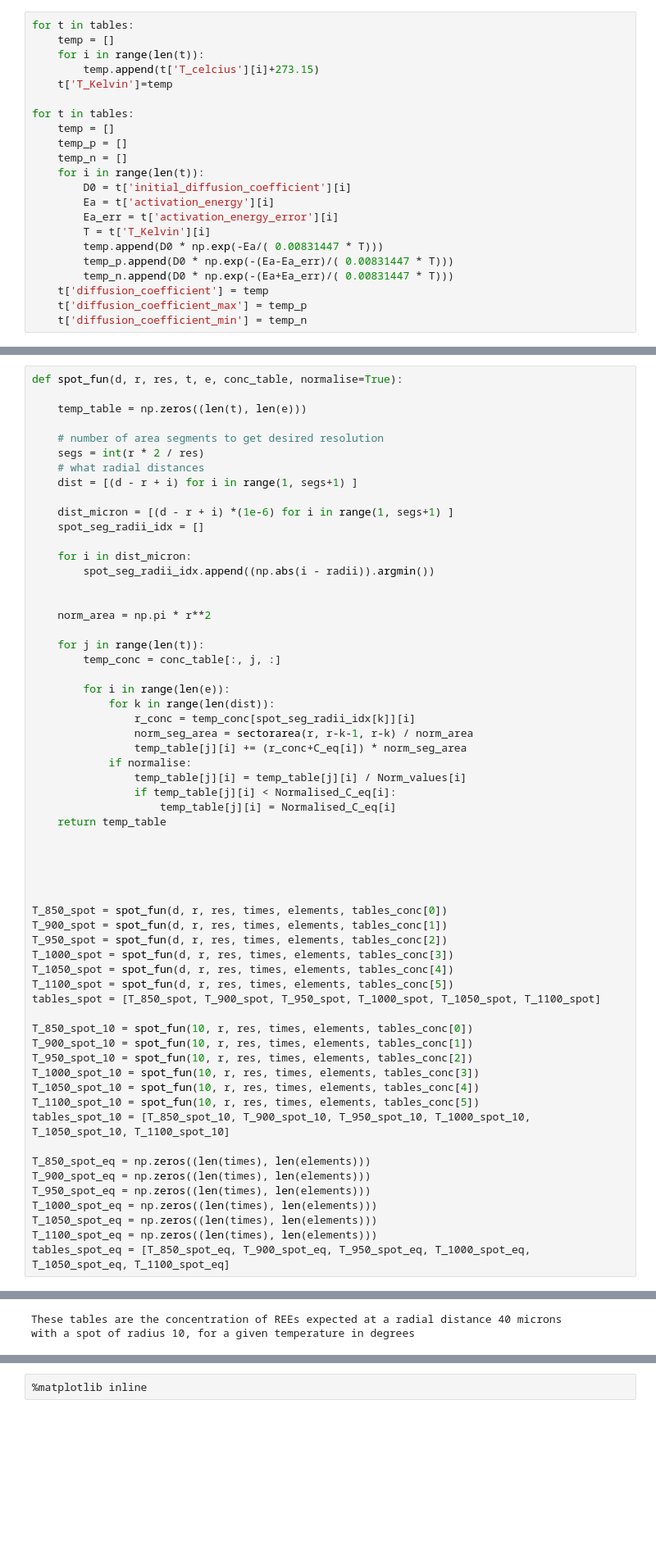
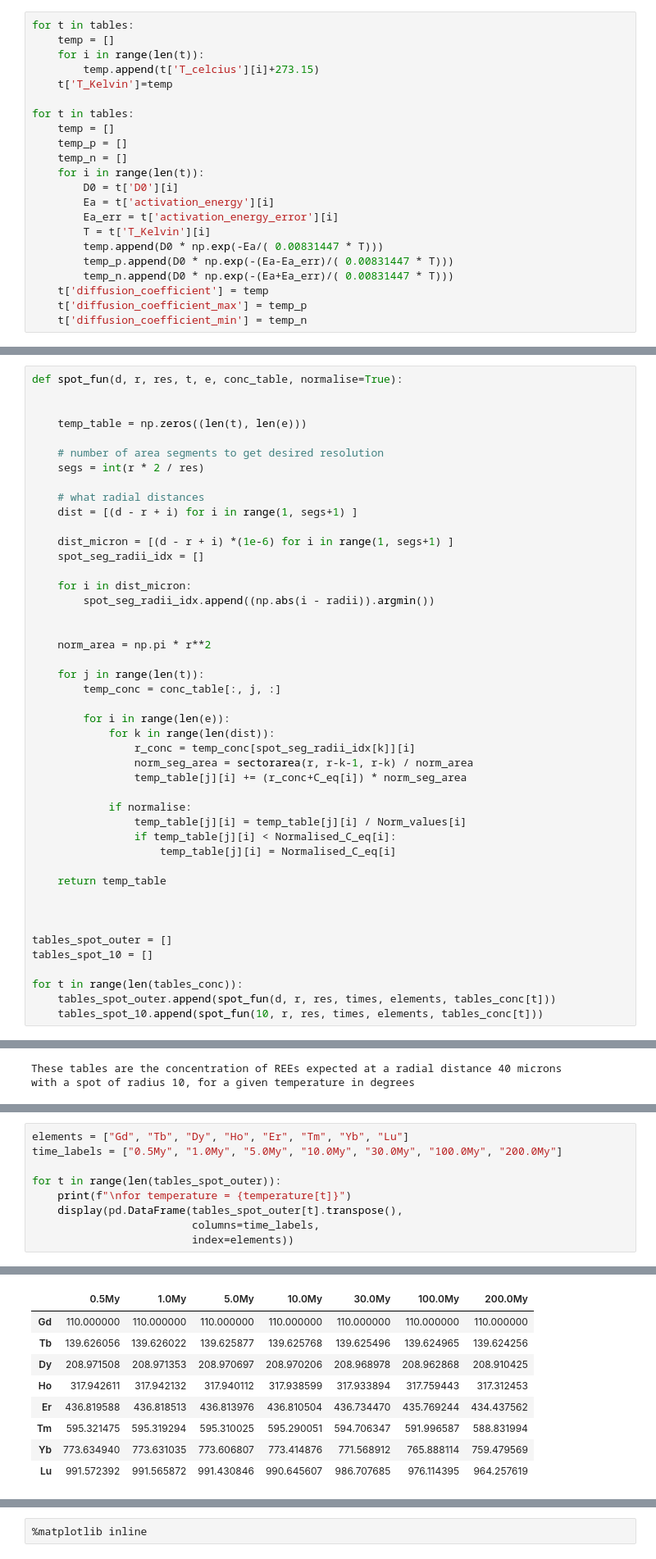
Before and after one commit to es1208/REE_concentrations_in_zircon, a Jupyter notebook: Jupyter_noptebook.ipynb, the cells around one changed output, grey strips where cells are left out. Shown: that part at 82% size. Drawn from its saved outputs; the diff is of its cells as text; blank space fills up the shorter version.

```diff
--- a/Jupyter_noptebook.ipynb
+++ b/Jupyter_noptebook.ipynb
@@ -189,7 +137,7 @@ for t in tables:
     temp_p = []
     temp_n = []
     for i in range(len(t)):
-        D0 = t['initial_diffusion_coefficient'][i]
+        D0 = t['D0'][i]
         Ea = t['activation_energy'][i]
         Ea_err = t['activation_energy_error'][i]
         T = t['T_Kelvin'][i]
@@ -314,11 +230,13 @@ r = 10
 res = 1
 # %%
 def spot_fun(d, r, res, t, e, conc_table, normalise=True):
+
 
     temp_table = np.zeros((len(t), len(e)))
 
     # number of area segments to get desired resolution
     segs = int(r * 2 / res)
+
     # what radial distances
     dist = [(d - r + i) for i in range(1, segs+1) ]
 
@@ -339,36 +257,19 @@ def spot_fun(d, r, res, t, e, conc_table, normalise=True):
                 r_conc = temp_conc[spot_seg_radii_idx[k]][i]
                 norm_seg_area = sectorarea(r, r-k-1, r-k) / norm_area
                 temp_table[j][i] += (r_conc+C_eq[i]) * norm_seg_area
+
             if normalise:
                 temp_table[j][i] = temp_table[j][i] / Norm_values[i]
                 if temp_table[j][i] < Normalised_C_eq[i]:
                     temp_table[j][i] = Normalised_C_eq[i]
+
     return temp_table
 
 
 
+tables_spot_outer = []
+tables_spot_10 = []
 
-
-T_850_spot = spot_fun(d, r, res, times, elements, tables_conc[0])
-T_900_spot = spot_fun(d, r, res, times, elements, tables_conc[1])
-T_950_spot = spot_fun(d, r, res, times, elements, tables_conc[2])
-T_1000_spot = spot_fun(d, r, res, times, elements, tables_conc[3])
-T_1050_spot = spot_fun(d, r, res, times, elements, tables_conc[4])
-T_1100_spot = spot_fun(d, r, res, times, elements, tables_conc[5])
-tables_spot = [T_850_spot, T_900_spot, T_950_spot, T_1000_spot, T_1050_spot, T_1100_spot]
-
-T_850_spot_10 = spot_fun(10, r, res, times, elements, tables_conc[0])
-T_900_spot_10 = spot_fun(10, r, res, times, elements, tables_conc[1])
-T_950_spot_10 = spot_fun(10, r, res, times, elements, tables_conc[2])
-T_1000_spot_10 = spot_fun(10, r, res, times, elements, tables_conc[3])
-T_1050_spot_10 = spot_fun(10, r, res, times, elements, tables_conc[4])
-T_1100_spot_10 = spot_fun(10, r, res, times, elements, tables_conc[5])
-tables_spot_10 = [T_850_spot_10, T_900_spot_10, T_950_spot_10, T_1000_spot_10, T_1050_spot_10, T_1100_spot_10]
-
-T_850_spot_eq = np.zeros((len(times), len(elements)))
-T_900_spot_eq = np.zeros((len(times), len(elements)))
-T_950_spot_eq = np.zeros((len(times), len(elements)))
-T_1000_spot_eq = np.zeros((len(times), len(elements)))
-T_1050_spot_eq = np.zeros((len(times), len(elements)))
-T_1100_spot_eq = np.zeros((len(times), len(elements)))
-tables_spot_eq = [T_850_spot_eq, T_900_spot_eq, T_950_spot_eq, T_1000_spot_eq, T_1050_spot_eq, T_1100_spot_eq]
+for t in range(len(tables_conc)):
+    tables_spot_outer.append(spot_fun(d, r, res, times, elements, tables_conc[t]))
+    tables_spot_10.append(spot_fun(10, r, res, times, elements, tables_conc[t]))
@@ -488,0 +284,10 @@ for temperature = 1100
+# %%
+elements = ["Gd", "Tb", "Dy", "Ho", "Er", "Tm", "Yb", "Lu"]
+time_labels = ["0.5My", "1.0My", "5.0My", "10.0My", "30.0My", "100.0My", "200.0My"]
+
+for t in range(len(tables_spot_outer)):
+    print(f"\nfor temperature = {temperature[t]}")
+    display(pd.DataFrame(tables_spot_outer[t].transpose(),
+                         columns=time_labels,
+                         index=elements))
+# %% [output]
@@ -488,0 +295,9 @@ for temperature = 1100
+|  | 0.5My | 1.0My | 5.0My | 10.0My | 30.0My | 100.0My | 200.0My |
+| Gd | 110.000000 | 110.000000 | 110.000000 | 110.000000 | 110.000000 | 110.000000 | 110.000000 |
+| Tb | 139.626056 | 139.626022 | 139.625877 | 139.625768 | 139.625496 | 139.624965 | 139.624256 |
+| Dy | 208.971508 | 208.971353 | 208.970697 | 208.970206 | 208.968978 | 208.962868 | 208.910425 |
+| Ho | 317.942611 | 317.942132 | 317.940112 | 317.938599 | 317.933894 | 317.759443 | 317.312453 |
+| Er | 436.819588 | 436.818513 | 436.813976 | 436.810504 | 436.734470 | 435.769244 | 434.437562 |
+| Tm | 595.321475 | 595.319294 | 595.310025 | 595.290051 | 594.706347 | 591.996587 | 588.831994 |
+| Yb | 773.634940 | 773.631035 | 773.606807 | 773.414876 | 771.568912 | 765.888114 | 759.479569 |
+| Lu | 991.572392 | 991.565872 | 991.430846 | 990.645607 | 986.707685 | 976.114395 | 964.257619 |
```
Also changed, not shown: parts of 40 cells of this notebook.
